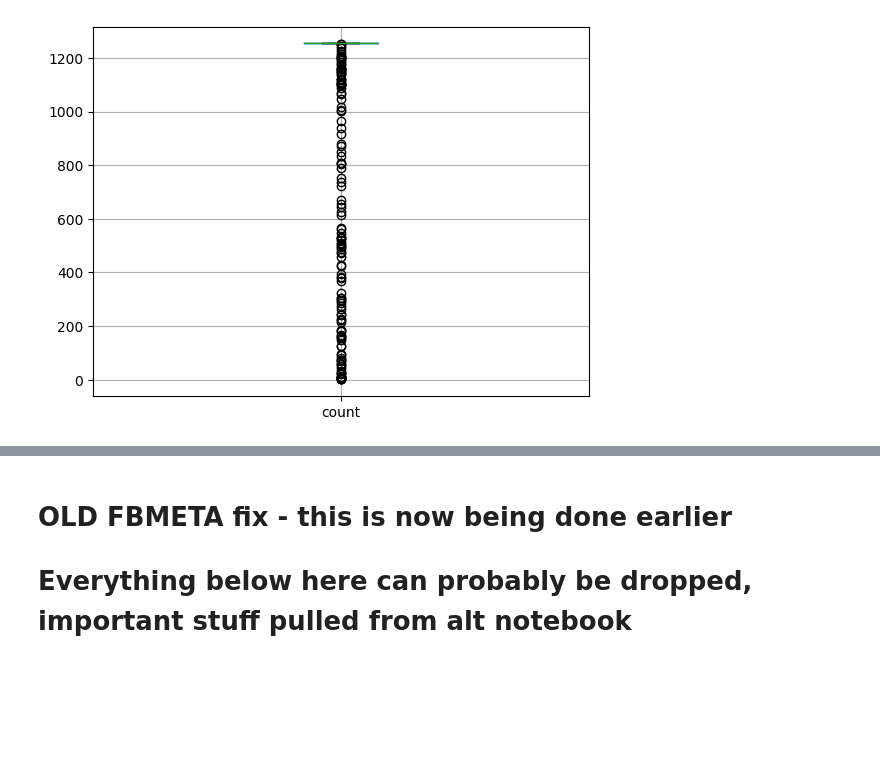
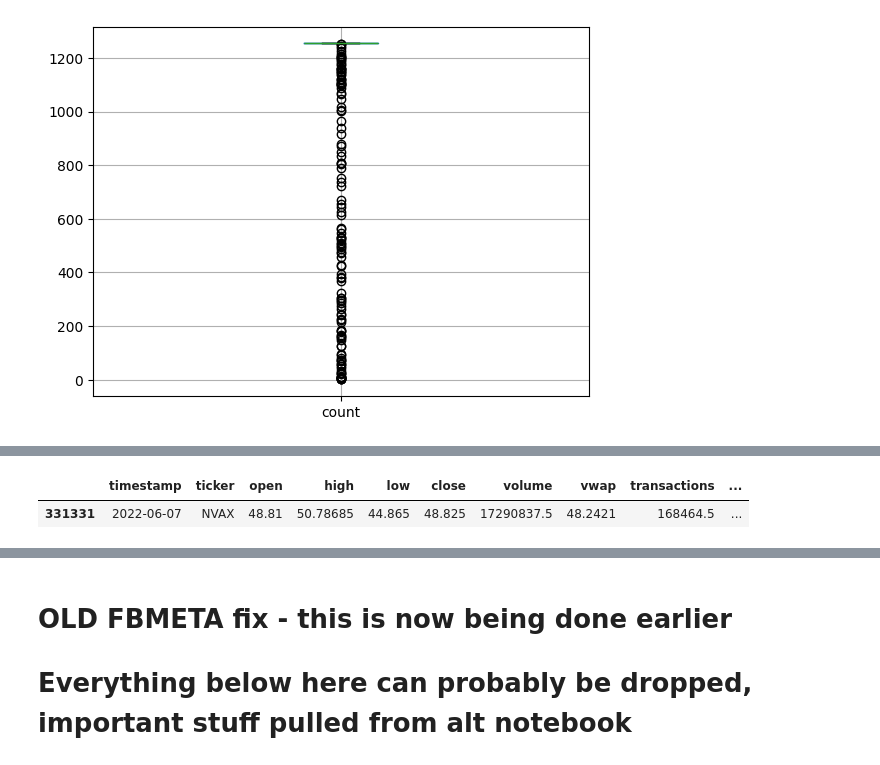
Before and after one commit to matthewcavanaugh96/megalabs, a Jupyter notebook: stock_prediction/1a - Daily Data ETL attempt 2.ipynb, the cells around one changed output, grey strips where cells are left out. Drawn from its saved outputs; the diff is of its cells as text; code cells hidden in the pictures; blank space fills up the shorter version.

```diff
--- a/stock_prediction/1a - Daily Data ETL attempt 2.ipynb
+++ b/stock_prediction/1a - Daily Data ETL attempt 2.ipynb
@@ -847,0 +952,2 @@ Drop tickers with insufficient counts. How many missing days will we tolerate?
+# %%
+pd.reset_option('display.max_colwidth', None)
@@ -847,0 +1019,2 @@ Drop tickers with insufficient counts. How many missing days will we tolerate?
+# %%
+df_filtered = df_filtered[df_filtered['ticker'] != 'CLSK']
@@ -847,0 +1039,88 @@ Drop tickers with insufficient counts. How many missing days will we tolerate?
+# %%
+import pandas as pd
+
+# --- SETTINGS ---
+SOURCE_DF = df_filtered          # change if your dataframe has a different name
+TICKER_TO_FIX = "NVAX"
+REFERENCE_MIN_DAYS = 1254         # expected full count
+DATE_COL = "timestamp"
+TICKER_COL = "ticker"
+
+# --- Make clean working copy ---
+df = SOURCE_DF.copy()
+df[DATE_COL] = pd.to_datetime(df[DATE_COL]).dt.normalize()
+
+# --- Build reference calendar from tickers with the max observed day count ---
+ticker_day_counts = df.groupby(TICKER_COL)[DATE_COL].nunique()
+max_day_count = ticker_day_counts.max()
+
+reference_tickers = ticker_day_counts[ticker_day_counts == max_day_count].index
+
+reference_days = (
+    df.loc[df[TICKER_COL].isin(reference_tickers), DATE_COL]
+    .drop_duplicates()
+    .sort_values()
+)
+
+reference_days = pd.Index(reference_days)
+
+# --- Isolate ticker to fix ---
+df_ticker = (
+    df[df[TICKER_COL].eq(TICKER_TO_FIX)]
+    .drop_duplicates(subset=[DATE_COL])
+    .set_index(DATE_COL)
+    .sort_index()
+)
+
+# --- Identify missing dates before filling ---
+missing_days = reference_days.difference(df_ticker.index).sort_values()
+
+print(f"Ticker being fixed: {TICKER_TO_FIX}")
+print(f"Reference calendar days: {len(reference_days)}")
+print(f"{TICKER_TO_FIX} current days: {len(df_ticker)}")
+print(f"Missing days: {len(missing_days)}")
+print([d.strftime("%Y-%m-%d") for d in missing_days])
+
+# --- Reindex to insert missing row(s) ---
+df_ticker_fixed = df_ticker.reindex(reference_days)
+
+# --- Restore ticker value on inserted rows ---
+df_ticker_fixed[TICKER_COL] = TICKER_TO_FIX
+
+# --- Interpolate numeric columns ---
+numeric_cols = df_ticker_fixed.select_dtypes(include="number").columns
+
+df_ticker_fixed[numeric_cols] = (
+    df_ticker_fixed[numeric_cols]
+    .interpolate(method="linear")
+)
+
+# --- Reset index back to normal dataframe format ---
+df_ticker_fixed = (
+    df_ticker_fixed
+    .reset_index()
+    .rename(columns={"index": DATE_COL})
+)
+
+# --- Remove old ticker rows from original dataframe ---
+df_without_ticker = df[~df[TICKER_COL].eq(TICKER_TO_FIX)].copy()
+
+# --- Recombine fixed ticker with rest of dataframe ---
+df_fixed = (
+    pd.concat([df_without_ticker, df_ticker_fixed], ignore_index=True)
+    .sort_values([TICKER_COL, DATE_COL])
+    .reset_index(drop=True)
+)
+
+# --- Final diagnostics ---
+new_count = df_fixed[df_fixed[TICKER_COL].eq(TICKER_TO_FIX)][DATE_COL].nunique()
+
+print(f"\n{TICKER_TO_FIX} fixed day count: {new_count}")
+print(f"Rows added: {new_count - len(df_ticker)}")
+
+# Optional: view the inserted/fixed rows
+df_fixed[
+    (df_fixed[TICKER_COL].eq(TICKER_TO_FIX)) &
+    (df_fixed[DATE_COL].isin(missing_days))
+]
+# %% [output]
@@ -847,0 +1135,2 @@ Drop tickers with insufficient counts. How many missing days will we tolerate?
+|  | timestamp | ticker | open | high | low | close | volume | vwap | transactions | ... |
+| 331331 | 2022-06-07 | NVAX | 48.81 | 50.78685 | 44.865 | 48.825 | 17290837.5 | 48.2421 | 168464.5 | ... |
```
Also changed, not shown: parts of 23 cells of this notebook, 2 other files.
